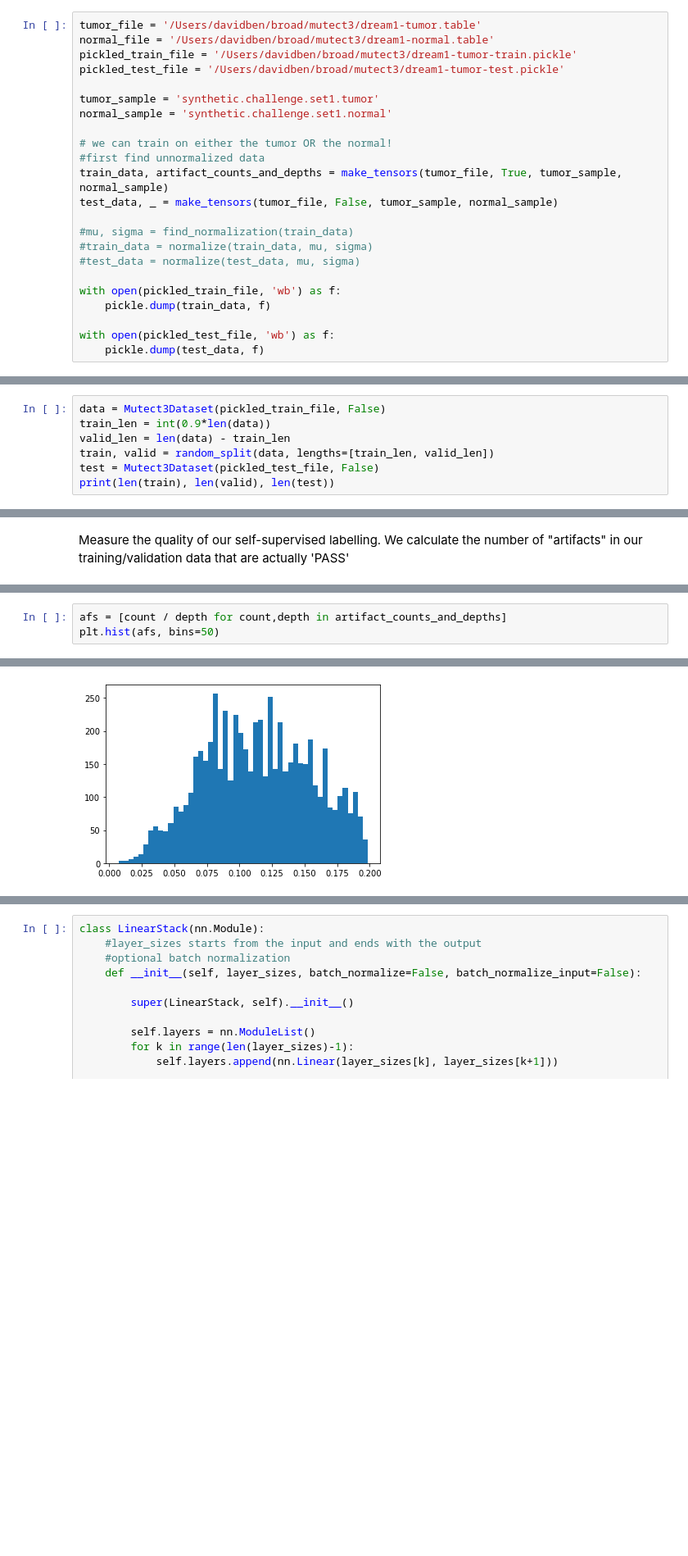
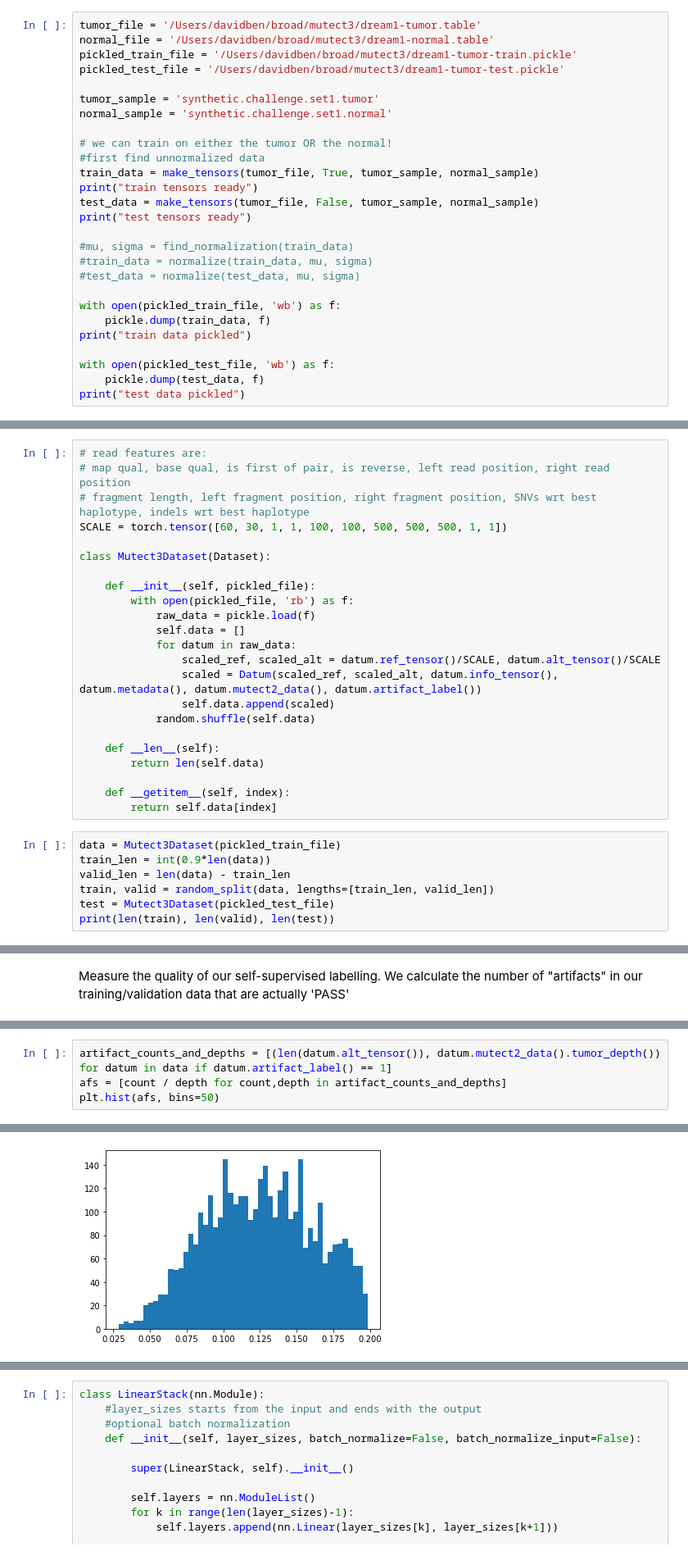
Before and after one commit to davidbenjamin/permutect, a Jupyter notebook: mutect3-prototype.ipynb, the cells around one changed output, grey strips where cells are left out. Shown at 82% size. Cells and saved outputs as stored; diff of their text form; blank space fills up the shorter version.

```diff
--- a/mutect3-prototype.ipynb
+++ b/mutect3-prototype.ipynb
@@ -242,8 +280,10 @@ normal_sample = 'synthetic.challenge.set1.normal'
 
 # we can train on either the tumor OR the normal!
 #first find unnormalized data
-train_data, artifact_counts_and_depths = make_tensors(tumor_file, True, tumor_sample, normal_sample)
-test_data, _ = make_tensors(tumor_file, False, tumor_sample, normal_sample)
+train_data = make_tensors(tumor_file, True, tumor_sample, normal_sample)
+print("train tensors ready")
+test_data = make_tensors(tumor_file, False, tumor_sample, normal_sample)
+print("test tensors ready")
 
 #mu, sigma = find_normalization(train_data)
 #train_data = normalize(train_data, mu, sigma)
@@ -251,9 +291,11 @@ test_data, _ = make_tensors(tumor_file, False, tumor_sample, normal_sample)
 
 with open(pickled_train_file, 'wb') as f:
     pickle.dump(train_data, f)
+print("train data pickled")
 
 with open(pickled_test_file, 'wb') as f:
     pickle.dump(test_data, f)
+print("test data pickled")
 # %% [output]
 Processing line 0
 Processing line 100000
@@ -318,8 +317,31 @@ class Mutect3Dataset(Dataset):
+# %%
+# read features are:
+# map qual, base qual, is first of pair, is reverse, left read position, right read position
+# fragment length, left fragment position, right fragment position, SNVs wrt best haplotype, indels wrt best haplotype
+SCALE = torch.tensor([60, 30, 1, 1, 100, 100, 500, 500, 500, 1, 1])
+
+class Mutect3Dataset(Dataset):
+
+    def __init__(self, pickled_file):
+        with open(pickled_file, 'rb') as f:
+            raw_data = pickle.load(f)
+            self.data = []
+            for datum in raw_data:
+                scaled_ref, scaled_alt = datum.ref_tensor()/SCALE, datum.alt_tensor()/SCALE
+                scaled = Datum(scaled_ref, scaled_alt, datum.info_tensor(), datum.metadata(), datum.mutect2_data(), datum.artifact_label())
+                self.data.append(scaled)
+            random.shuffle(self.data)
+
+    def __len__(self):
+        return len(self.data)
+
+    def __getitem__(self, index):
+        return self.data[index]
 # %%
-data = Mutect3Dataset(pickled_train_file, False)
+data = Mutect3Dataset(pickled_train_file)
 train_len = int(0.9*len(data))
 valid_len = len(data) - train_len
 train, valid = random_split(data, lengths=[train_len, valid_len])
-test = Mutect3Dataset(pickled_test_file, False)
+test = Mutect3Dataset(pickled_test_file)
 print(len(train), len(valid), len(test))
 # %% [output]
@@ -343,4 +365,5 @@ print((np.bincount(artifact_alt_counts)[0:20]).tolist())
 # %%
+artifact_counts_and_depths = [(len(datum.alt_tensor()), datum.mutect2_data().tumor_depth()) for datum in data if datum.artifact_label() == 1]
 afs = [count / depth for count,depth in artifact_counts_and_depths]
 plt.hist(afs, bins=50)
 # %% [output]
@@ -362,6 +385,6 @@ plt.hist(afs, bins=50)
         0.19847328]),
  <a list of 50 Patch objects>)
-[figure, old version]
+[figure, new version]
 # %%
 #Now let's learn the spectrum of artifact allele fractions in order to combine our calibrated classifier with priors
 # to get a posterior probability
```
Also changed, not shown: parts of 30 cells of this notebook.
